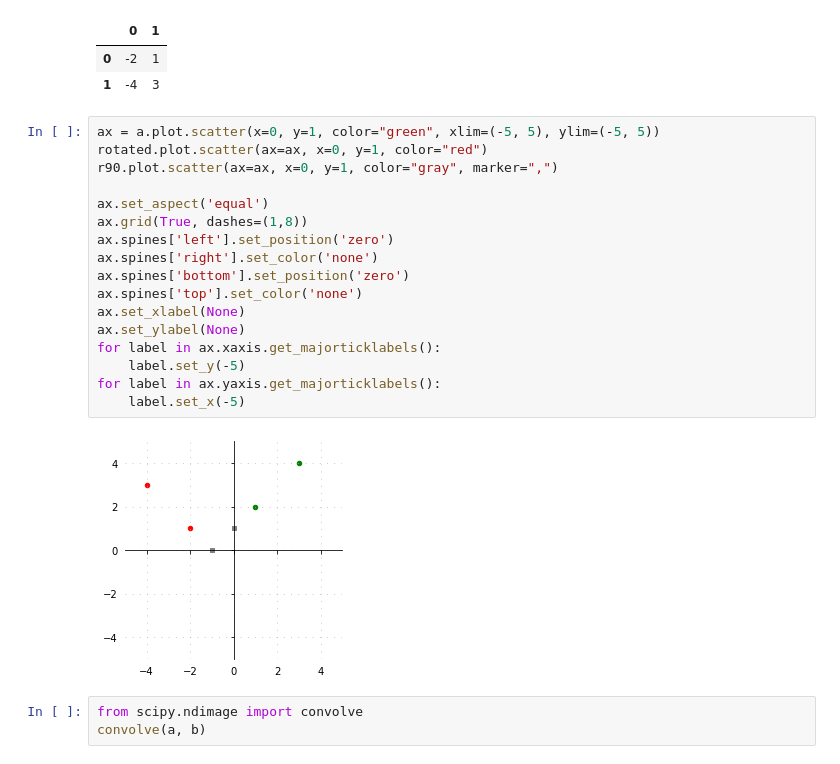
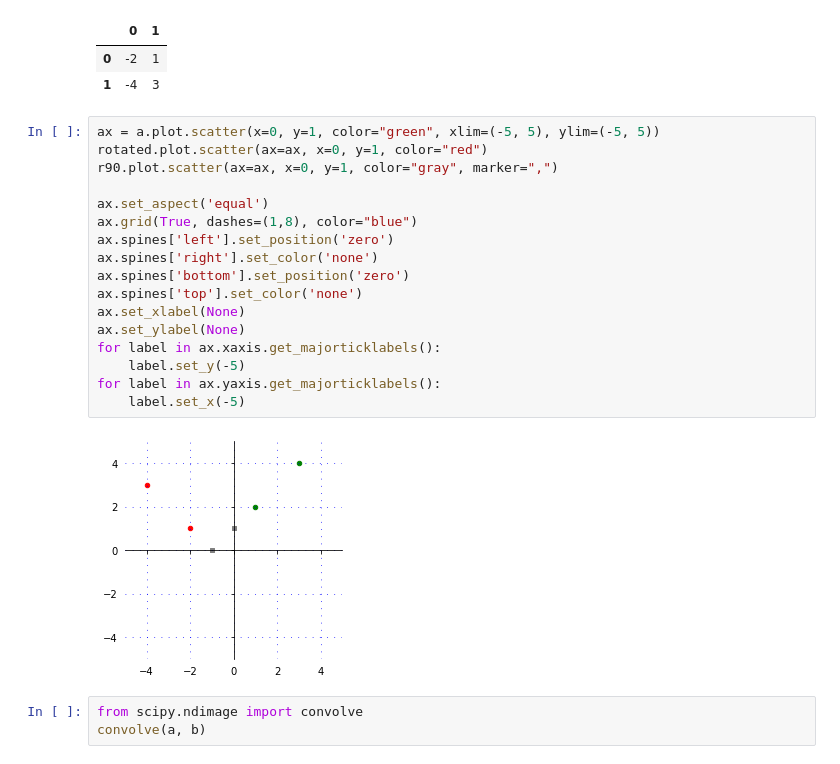
Before and after one commit to Aprillion/python-solar, a Jupyter notebook: 2019-12-02.ipynb, the cells around one changed output. Drawn from its saved outputs; the diff is of its cells as text.

```diff
--- a/2019-12-02.ipynb
+++ b/2019-12-02.ipynb
@@ -124,22 +176,22 @@ rotated
 # %%
 ax = a.plot.scatter(x=0, y=1, color="green", xlim=(-5, 5), ylim=(-5, 5))
 rotated.plot.scatter(ax=ax, x=0, y=1, color="red")
 r90.plot.scatter(ax=ax, x=0, y=1, color="gray", marker=",")
 
 ax.set_aspect('equal')
-ax.grid(True, dashes=(1,8))
+ax.grid(True, dashes=(1,8), color="blue")
 ax.spines['left'].set_position('zero')
 ax.spines['right'].set_color('none')
 ax.spines['bottom'].set_position('zero')
 ax.spines['top'].set_color('none')
 ax.set_xlabel(None)
 ax.set_ylabel(None)
 for label in ax.xaxis.get_majorticklabels():
     label.set_y(-5)
 for label in ax.yaxis.get_majorticklabels():
     label.set_x(-5)
 # %% [output]
-[figure, old version]
+[figure, new version]
 # %%
 from scipy.ndimage import convolve
 convolve(a, b)
```
Also changed, not shown: parts of 12 cells of this notebook, 1 other file.
